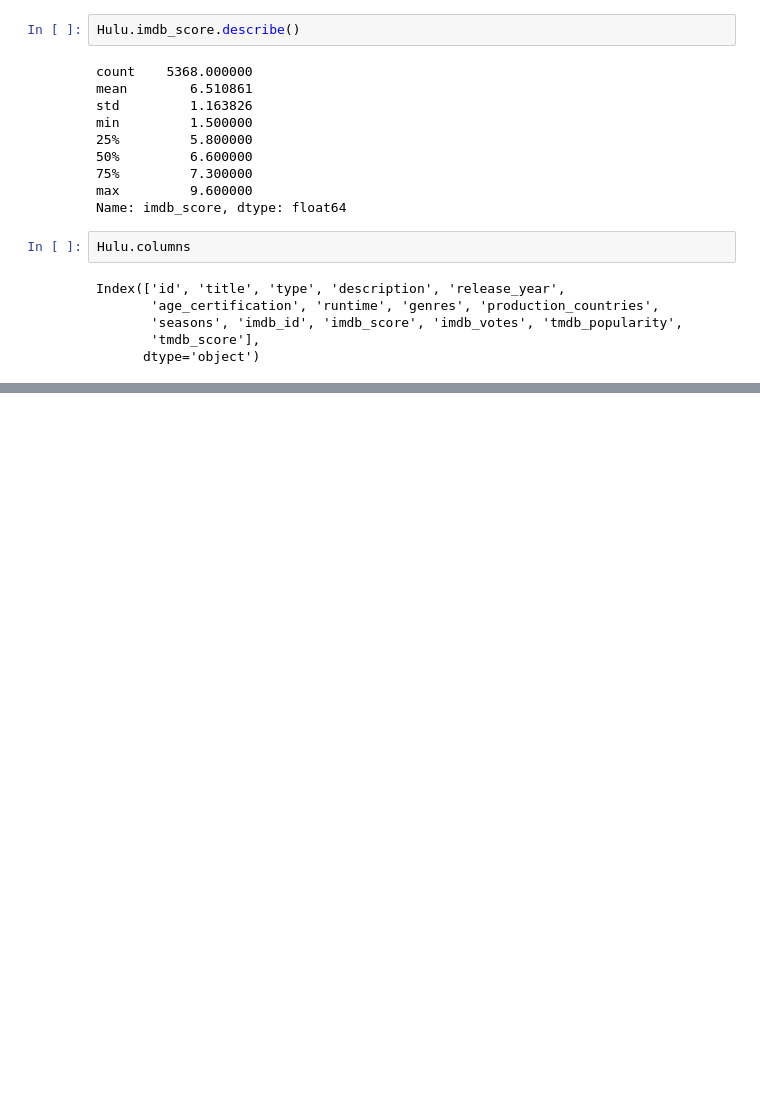
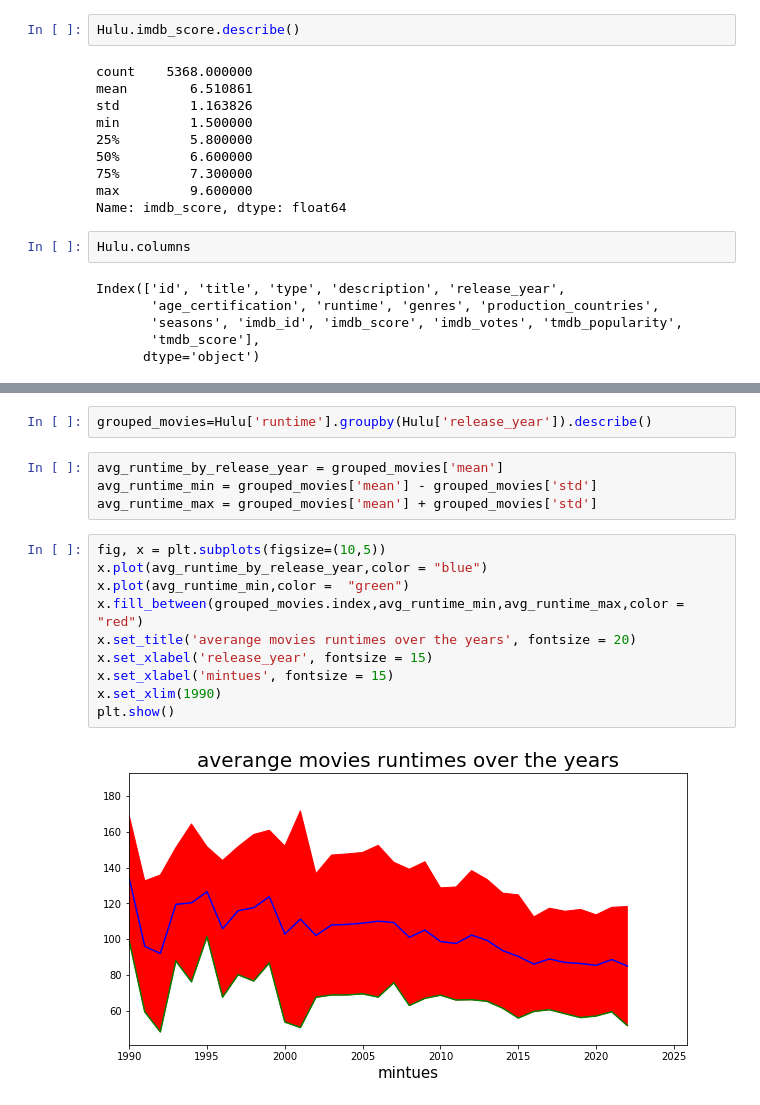
Before and after one commit to SummerEcho87/Group-Project-, a Jupyter notebook: Notebooks/Hulu.ipynb, the cells around one changed output, grey strips where cells are left out. Cells and saved outputs as stored; diff of their text form; blank space fills up the shorter version.

```diff
--- a/Notebooks/Hulu.ipynb
+++ b/Notebooks/Hulu.ipynb
@@ -272,0 +242,18 @@ print(list(release_year))
+# %%
+grouped_movies=Hulu['runtime'].groupby(Hulu['release_year']).describe()
+# %%
+avg_runtime_by_release_year = grouped_movies['mean']
+avg_runtime_min = grouped_movies['mean'] - grouped_movies['std']
+avg_runtime_max = grouped_movies['mean'] + grouped_movies['std']
+# %%
+fig, x = plt.subplots(figsize=(10,5))
+x.plot(avg_runtime_by_release_year,color = "blue")
+x.plot(avg_runtime_min,color =  "green")
+x.fill_between(grouped_movies.index,avg_runtime_min,avg_runtime_max,color = "red")
+x.set_title('averange movies runtimes over the years', fontsize = 20)
+x.set_xlabel('release_year', fontsize = 15)
+x.set_xlabel('mintues', fontsize = 15)
+x.set_xlim(1990)
+plt.show()
+# %% [output]
+[figure, added]
```
Also changed, not shown: parts of 15 cells of this notebook.
